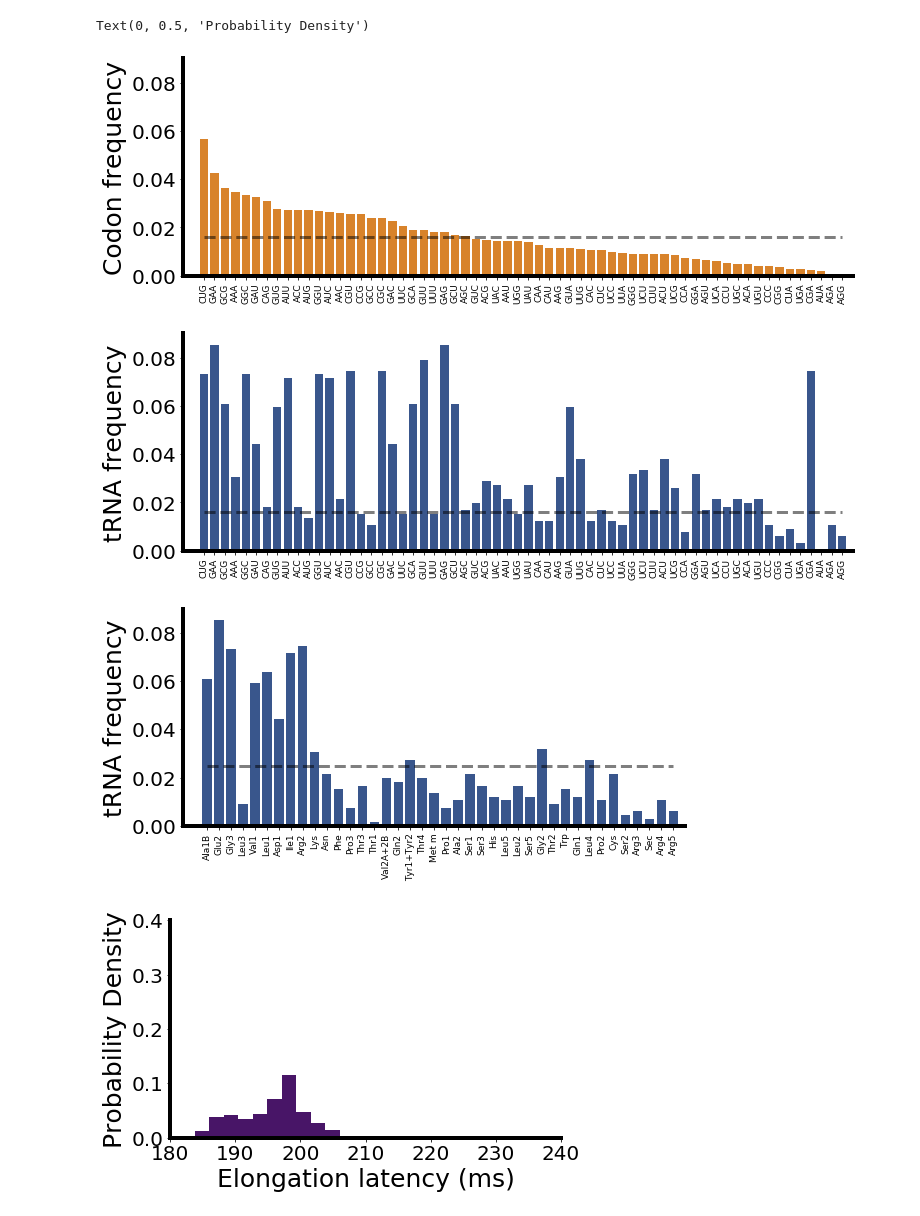
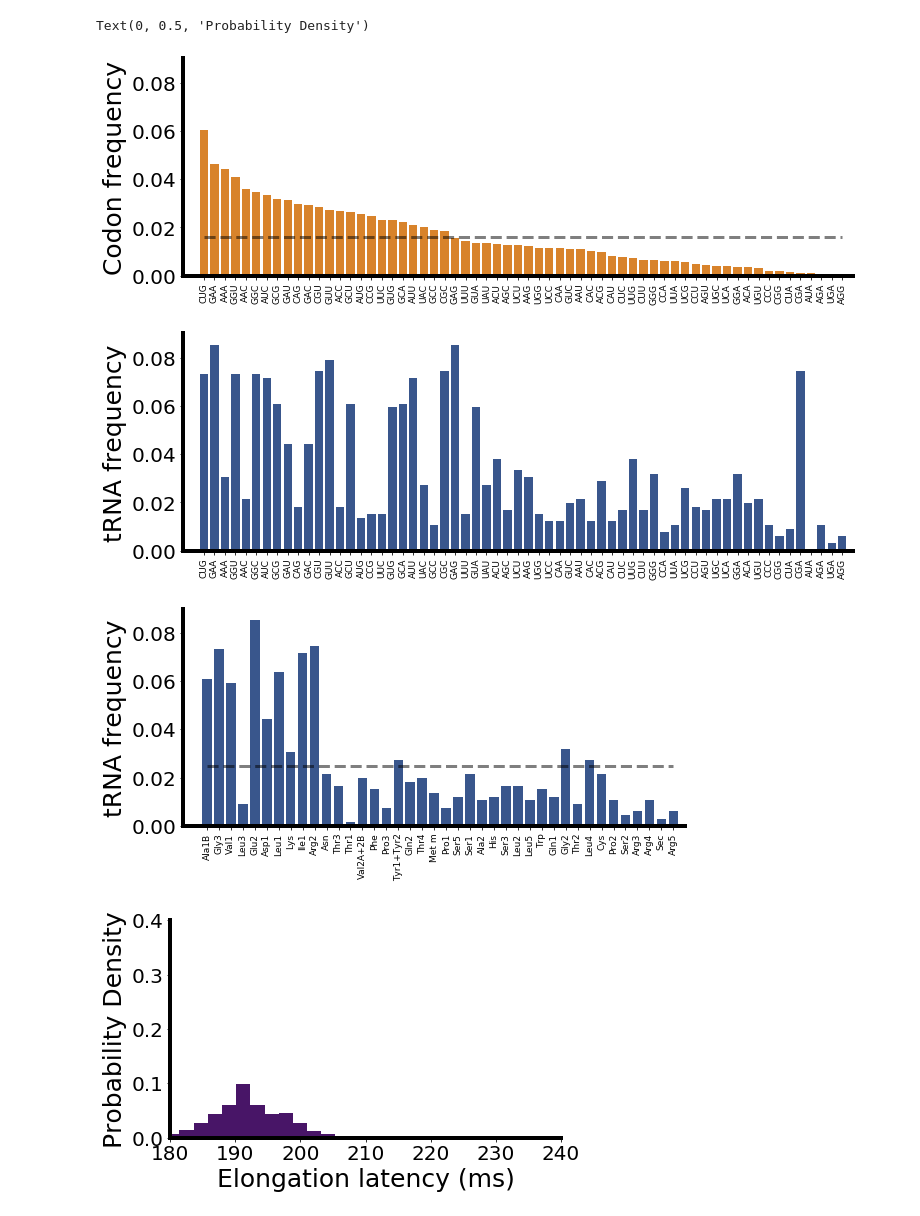
Before and after one commit to EndyLab/tRNACAD, a Jupyter notebook: tRNAVaryingIO.ipynb, the cells around one changed output. Saved outputs shown, nothing was run; the diff lists cells and outputs as text; code cells hidden in the pictures.

```diff
--- a/tRNAVaryingIO.ipynb
+++ b/tRNAVaryingIO.ipynb
@@ -137,44 +58,20 @@ def get_gene_map():
 # %%
-#Wildtype
-
 tRNA_tags = ['Ala1B', 'Ala2', 'Arg2', 'Arg3', 'Arg4', 'Arg5', 'Asn', 'Asp1', 'Cys', 'Gln1', 'Gln2', 'Glu2', 'Gly2', 'Gly3', 'His', 'Ile1', 'Leu1', 'Leu2', 'Leu3', 'Leu4', 'Leu5', 'Lys', 'Met m', 'Phe', 'Pro1', 'Pro2', 'Pro3', 'Sec', 'Ser1', 'Ser2', 'Ser3', 'Ser5', 'Thr1', 'Thr2', 'Thr3', 'Thr4', 'Trp', 'Tyr1+Tyr2', 'Val1', 'Val2A+2B']
 codon_tags = ['GGG', 'GGA', 'GGU', 'GGC', 'GAG', 'GAA', 'GAU', 'GAC', 'GUG', 'GUA', 'GUU', 'GUC', 'GCG', 'GCA', 'GCU', 'GCC', 'AGG', 'AGA', 'AGU', 'AGC', 'AAG', 'AAA', 'AAU', 'AAC', 'AUG', 'AUA', 'AUU', 'AUC', 'ACG', 'ACA', 'ACU', 'ACC', 'UGG', 'UGA', 'UGU', 'UGC', 'UAU', 'UAC', 'UUG', 'UUA', 'UUU', 'UUC', 'UCG', 'UCA', 'UCU', 'UCC', 'CGG', 'CGA', 'CGU', 'CGC', 'CAG', 'CAA', 'CAU', 'CAC', 'CUG', 'CUA', 'CUU', 'CUC', 'CCG', 'CCA', 'CCU', 'CCC']
 
 
-##Compute the elongation latency of each gene weighted by transcript number
-pCodon_zeros= np.zeros(len(gr25_pCodon))
-codon_elongation_latency = list()
-for i in range(len(pCodon_zeros)):
-    pCodon_zeros= np.zeros(len(gr25_pCodon))
-    pCodon_zeros[i] = 1
-    codon_elongation_latency.append(computeElongationLatency(gr25_ptRNA,pCodon_zeros,ensmbl_latency_dict)[0][0])
-codon_elongt = dict(zip(codon_tags, codon_elongation_latency))
-gene_latency = compute_gene_elongt(codon_elongt)
+##Compute the codon distribution and elongation latency of each gene weighted by transcript number
+codon_elongt = compute_codon_elongt(gr25_ptRNA, len(gr25_pCodon), ensmbl_latency_dict)
+gene_map, gene_latency = compute_gene_elongt(codon_elongt)
+pCodon_transcriptome, transcriptome_elongt = compute_transcript_distributions(gene_map,gene_latency)
 
-
-transcriptome = pd.read_csv('./data/tables/srep45303-s9.csv')
-transcriptome = transcriptome.head(4196)
-transcriptome_dict = dict(zip(transcriptome['gene_name'],transcriptome['baseMean']))
-transcriptome_codon_dict = dict(zip(codon_tags,np.zeros(62)))
-transcriptome_elongt = list()
-failed_counter = 0
-gene_map = get_gene_map()
-for gene in transcriptome_dict:
-    try:
-        for i in range(round(transcriptome_dict[gene])):
-            transcriptome_elongt.append(gene_latency[gene])
-            for codon in gene_map[gene]:
-                transcriptome_codon_dict[codon] += 1
-    except:
-        failed_counter+=1
-pCodon_transcriptome = [transcriptome_codon_dict[gene]/sum(transcriptome_codon_dict.values()) for gene in transcriptome_codon_dict]
-
-
+#Compute cognate distributions and sort codons by frequency
 ptRNA_dict, pcodon_dict, codon_dict, codonLabels, pCodon, tRNA_dict = cognateDistrib(gr25_ptRNA,pCodon_transcriptome,extra2=True)
 codon_sorted_indices = np.flip(pCodon.argsort())
 pCodon_sorted = pCodon[codon_sorted_indices]
 codon_sorted = codonLabels[codon_sorted_indices]
 
+#Plot codon frequency sorted by decreasing frequency
 fig,ax = plt.subplots(figsize=(12,4))
 ax.bar(np.arange(62),pCodon_sorted,color='#d8832b',width=0.8)
 ax.plot(np.arange(62),[1/62]*62,color='black',linewidth=3,linestyle='dashed',alpha=0.5)
@@ -183,49 +80,20 @@ ax.set_xlim(-2,62)
 ax.set_ylabel('Codon frequency',fontsize=25)
 
 
-## Sort tRNA distribution per codon
+## Sort and plot cognate tRNA distribution per codon
 tRNA_sorted = [codon_dict[codon] for codon in codon_sorted]
 ptRNA_sorted = [sum([ptRNA_dict[key] for key in tRNAs]) for tRNAs in tRNA_sorted]
-
 fig,ax1 = plt.subplots(figsize=(12,4))
 ax1.bar(np.arange(62),ptRNA_sorted,color='#39568CFF',width=0.8)
-ax1.plot(np.arange(62),[1/62]*62,color='black',linewidth=3,linestyle='dashed',alpha=0.5)
 plt.xticks(range(len(codon_tags)), codon_sorted,rotation='vertical')
 ax1.set_xlim(-2,62)
 ax1.set_ylabel('tRNA frequency',fontsize=25)
 
-
-#### Sort tRNA distribution
-
-
-###Sort Option 1
-#tRNA_sorted = [codon_dict[codon] for codon in codon_sorted]
-#tRNAs_sorted = [tRNA for tRNAs in tRNA_sorted for tRNA in tRNAs]
-#tRNAs_sorted_reduced = []
-#[tRNAs_sorted_reduced.append(tRNA) for tRNA in tRNAs_sorted if tRNA not in tRNAs_sorted_reduced]
-#ptRNA_sorted = [ptRNA_dict[tRNA] for tRNA in tRNAs_sorted_reduced]
-#fig,ax2 = plt.subplots(figsize=(9,4))
-#ax2.bar(np.arange(40),ptRNA_sorted,color='#39568CFF',width=0.8)
-#ax2.plot(np.arange(40),[1/40]*40,color='black',linewidth=3,linestyle='dashed',alpha=0.5)
-#plt.xticks(range(len(tRNA_tags)), tRNAs_sorted_reduced,rotation='vertical')
-
-
-###Sort option 2
-#tRNA_sorted_indices = np.flip(gr25_ptRNA.argsort())
-#ptRNA_sorted = gr25_ptRNA[tRNA_sorted_indices]
-#tRNA_sorted = np.array(tRNA_tags)[tRNA_sorted_indices]
-#fig,ax2 = plt.subplots(figsize=(9,4))
-#ax2.bar(np.arange(40),ptRNA_sorted,color='#39568CFF',width=0.8)
-#ax2.plot(np.arange(40),[1/40]*40,color='black',linewidth=3,linestyle='dashed',alpha=0.5)
-#plt.xticks(range(len(tRNA_tags)), tRNA_sorted,rotation='vertical')
-
-###Sort option 3
+#Sort tRNA by codon usage in transcriptome and plot baseline tRNA frequency
 tRNA_sum_dict = tRNA_dict.copy()
 tRNA_weightedbycodon = list()
-#print(ptRNA_dict)
 for keys in tRNA_dict.keys():
     tRNA_sum_dict[keys] = (sum([pcodon_dict[tRNA_key] for tRNA_key in tRNA_dict[keys]]))
-#print(tRNA_sum_dict)
 tRNA_weightedbycodon = list(tRNA_sum_dict.values())/sum(tRNA_sum_dict.values())
 tRNA_sorted_indices = np.flip(tRNA_weightedbycodon.argsort())
 tRNA_sorted = np.array(tRNA_tags)[tRNA_sorted_indices]
@@ -234,7 +102,6 @@ fig,ax2 = plt.subplots(figsize=(9,4))
 ax2.bar(np.arange(40),ptRNA_sorted,color='#39568CFF',width=0.8)
 ax2.plot(np.arange(40),[1/40]*40,color='black',linewidth=3,linestyle='dashed',alpha=0.5)
 plt.xticks(range(len(tRNA_tags)), tRNA_sorted,rotation='vertical')
-#print(dict(zip(tRNA_sorted,ptRNA_sorted)))
 ax2.set_xlim(-2,40)
 ax2.set_ylabel('tRNA frequency',fontsize=25)
 
@@ -277,5 +155,5 @@ Removed  81  non-divisible by three genes
 Text(0, 0.5, 'Probability Density')
-[figure, old version]
+[figure, new version]
-[figure, old version]
+[figure, new version]
-[figure, old version]
+[figure, new version]
-[figure, old version]
+[figure, new version]
```
Also changed, not shown: parts of 13 cells of this notebook, 7 other files.
